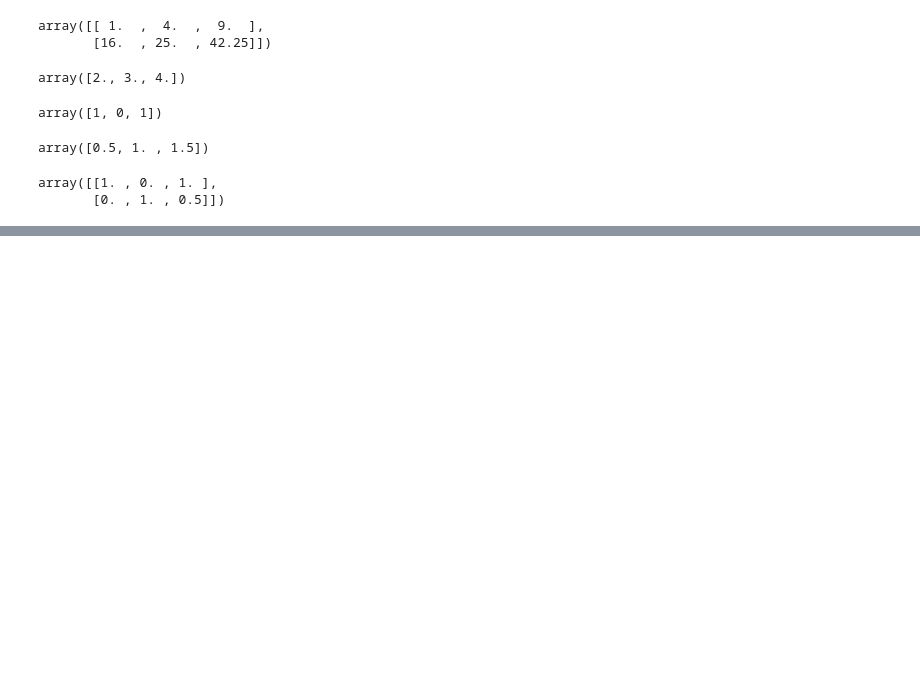
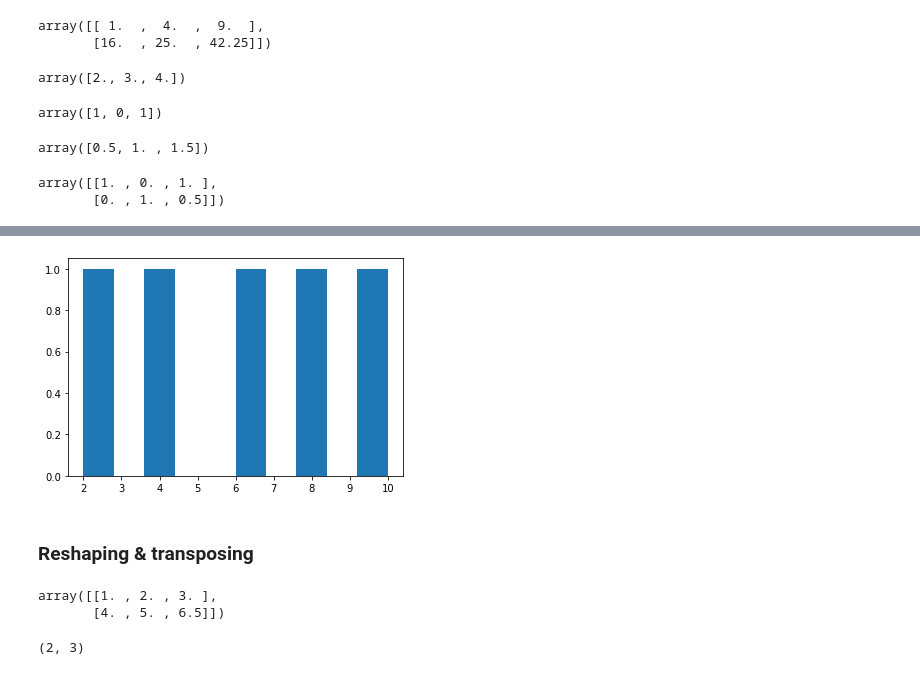
Before and after one commit to Juandavid9909/MLZTMCourse, a Jupyter notebook: sample-project/introduction-to-numpy.ipynb, the cells around one changed output, grey strips where cells are left out. Saved outputs shown, nothing was run; the diff lists cells and outputs as text; code cells hidden in the pictures; blank space fills up the shorter version.

```diff
--- a/sample-project/introduction-to-numpy.ipynb
+++ b/sample-project/introduction-to-numpy.ipynb
@@ -376,0 +482,16 @@ array([[1. , 0. , 1. ],
+# %%
+plt.hist(low_var_array)
+plt.show()
+# %% [output]
+[figure, added]
+# %% [markdown]
+### Reshaping & transposing
+# %%
+a2
+# %% [output]
+array([[1. , 2. , 3. ],
+       [4. , 5. , 6.5]])
+# %%
+a2.shape
+# %% [output]
+(2, 3)
```
Also changed, not shown: parts of 52 cells of this notebook.
